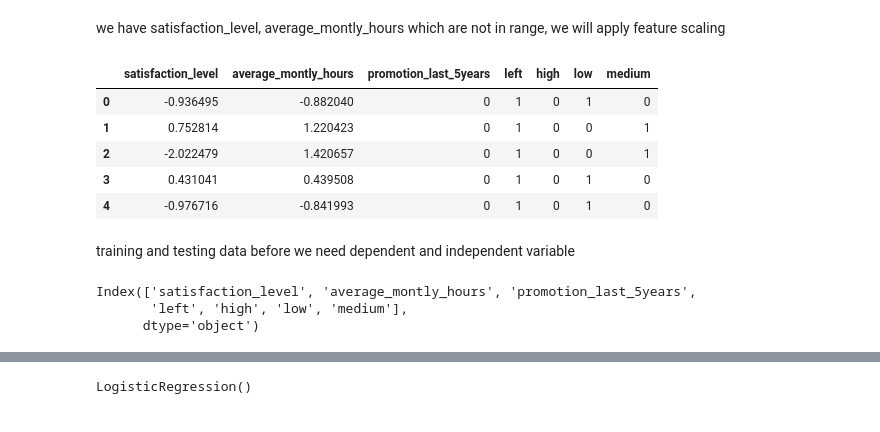
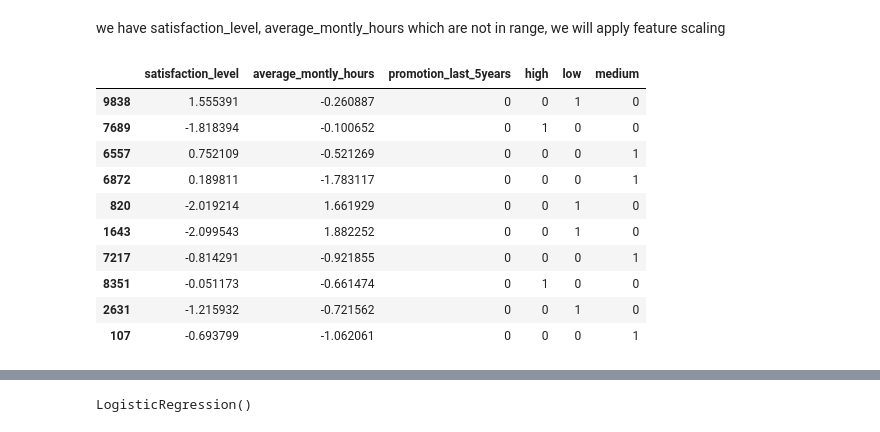
Before and after one commit to vishnuSah/machine_learning, a Jupyter notebook: logisticRegression.ipynb, the cells around one changed output, grey strips where cells are left out. Drawn from its saved outputs; the diff is of its cells as text; code cells hidden in the pictures.

```diff
--- a/logisticRegression.ipynb
+++ b/logisticRegression.ipynb
@@ -120,3 +106,6 @@ df1.head()
 | 2 | 0.11 | 272 | 0 | 1 | 0 | 0 | 1 |
 | 3 | 0.72 | 223 | 0 | 1 | 0 | 1 | 0 |
 | 4 | 0.37 | 159 | 0 | 1 | 0 | 1 | 0 |
+# %%
+X = df1[['satisfaction_level','average_montly_hours','promotion_last_5years','high','low','medium']]
+y = df1['left']
@@ -127,20 +134,17 @@ from sklearn.preprocessing import StandardScaler
 
 sc = StandardScaler()
 # %%
-df1[['satisfaction_level','average_montly_hours']] = sc.fit_transform(df1[['satisfaction_level','average_montly_hours']])
-df1.head()
+X_train[['satisfaction_level','average_montly_hours']] = sc.fit_transform(X_train.iloc[:,:2])
+X_train.head(10)
 # %% [output]
-|  | satisfaction_level | average_montly_hours | promotion_last_5years | left | high | low | medium |
-| 0 | -0.936495 | -0.882040 | 0 | 1 | 0 | 1 | 0 |
-| 1 | 0.752814 | 1.220423 | 0 | 1 | 0 | 0 | 1 |
-| 2 | -2.022479 | 1.420657 | 0 | 1 | 0 | 0 | 1 |
-| 3 | 0.431041 | 0.439508 | 0 | 1 | 0 | 1 | 0 |
-| 4 | -0.976716 | -0.841993 | 0 | 1 | 0 | 1 | 0 |
+|  | satisfaction_level | average_montly_hours | promotion_last_5years | high | low | medium |
+| 9838 | 1.555391 | -0.260887 | 0 | 0 | 1 | 0 |
+| 7689 | -1.818394 | -0.100652 | 0 | 1 | 0 | 0 |
+| 6557 | 0.752109 | -0.521269 | 0 | 0 | 0 | 1 |
+| 6872 | 0.189811 | -1.783117 | 0 | 0 | 0 | 1 |
+| 820 | -2.019214 | 1.661929 | 0 | 0 | 1 | 0 |
+| 1643 | -2.099543 | 1.882252 | 0 | 0 | 1 | 0 |
+| 7217 | -0.814291 | -0.921855 | 0 | 0 | 0 | 1 |
+| 8351 | -0.051173 | -0.661474 | 0 | 1 | 0 | 0 |
+| 2631 | -1.215932 | -0.721562 | 0 | 0 | 1 | 0 |
+| 107 | -0.693799 | -1.062061 | 0 | 0 | 0 | 1 |
-# %% [markdown]
-training and testing data before we need dependent and independent variable
-# %%
-df1.columns
-# %% [output]
-Index(['satisfaction_level', 'average_montly_hours', 'promotion_last_5years',
-       'left', 'high', 'low', 'medium'],
-      dtype='object')
```
Also changed, not shown: parts of 15 cells of this notebook.
